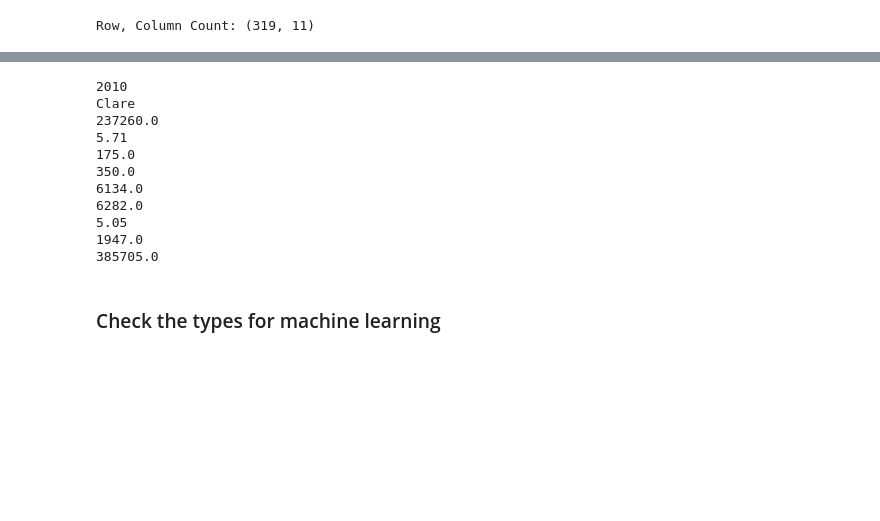
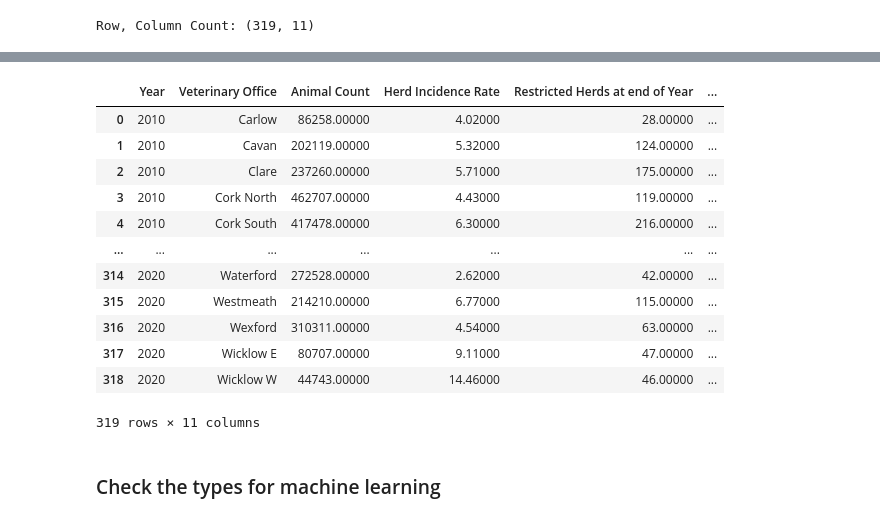
Before and after one commit to TahirAwwad/agriculture-data-analytics, a Jupyter notebook: notebooks/notebook-5-01-ml-irish-bovine-tuberculosis.ipynb, the cells around one changed output, grey strips where cells are left out. Cells and saved outputs as stored; diff of their text form; code cells hidden in the pictures; blank space fills up the shorter version.

```diff
--- a/notebooks/notebook-5-01-ml-irish-bovine-tuberculosis.ipynb
+++ b/notebooks/notebook-5-01-ml-irish-bovine-tuberculosis.ipynb
@@ -107,21 +95,19 @@ dataframe.describe()
-# %%
-
-columns = list(dataframe)
-
-for i in columns:
-    print (dataframe[i][2])
-# %% [output]
-2010
-Clare
-237260.0
-5.71
-175.0
-350.0
-6134.0
-6282.0
-5.05
-1947.0
-385705.0
+# %%
+dataframe
+# %% [output]
+|  | Year | Veterinary Office | Animal Count | Herd Incidence Rate | Restricted Herds at end of Year | ... |
+| 0 | 2010 | Carlow | 86258.00000 | 4.02000 | 28.00000 | ... |
+| 1 | 2010 | Cavan | 202119.00000 | 5.32000 | 124.00000 | ... |
+| 2 | 2010 | Clare | 237260.00000 | 5.71000 | 175.00000 | ... |
+| 3 | 2010 | Cork North | 462707.00000 | 4.43000 | 119.00000 | ... |
+| 4 | 2010 | Cork South | 417478.00000 | 6.30000 | 216.00000 | ... |
+| ... | ... | ... | ... | ... | ... | ... |
+| 314 | 2020 | Waterford | 272528.00000 | 2.62000 | 42.00000 | ... |
+| 315 | 2020 | Westmeath | 214210.00000 | 6.77000 | 115.00000 | ... |
+| 316 | 2020 | Wexford | 310311.00000 | 4.54000 | 63.00000 | ... |
+| 317 | 2020 | Wicklow E | 80707.00000 | 9.11000 | 47.00000 | ... |
+| 318 | 2020 | Wicklow W | 44743.00000 | 14.46000 | 46.00000 | ... |
+319 rows × 11 columns
 # %% [markdown]
 ### Check the types for machine learning
 # %%
```
Also changed, not shown: parts of 1 cell of this notebook, 7 other files.
